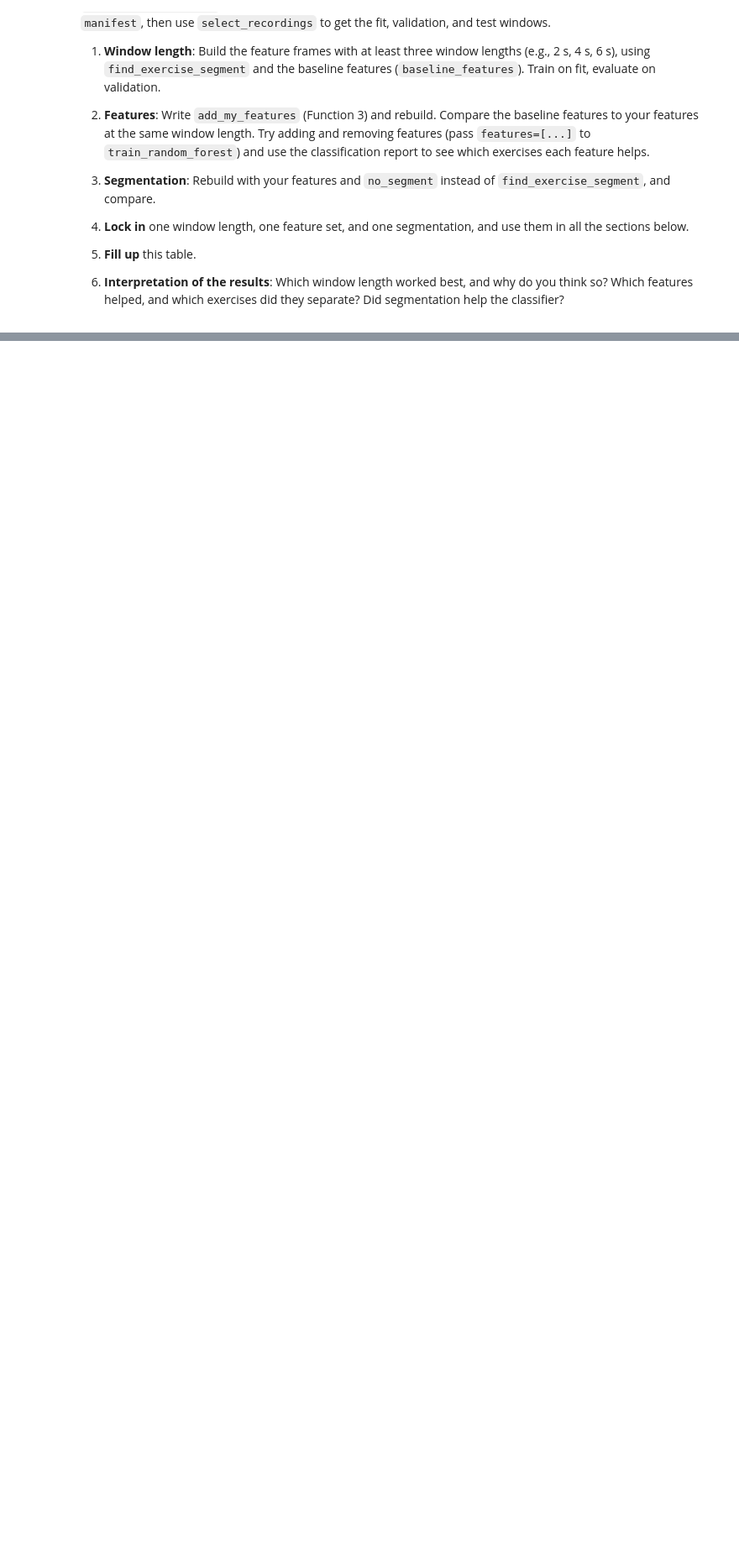
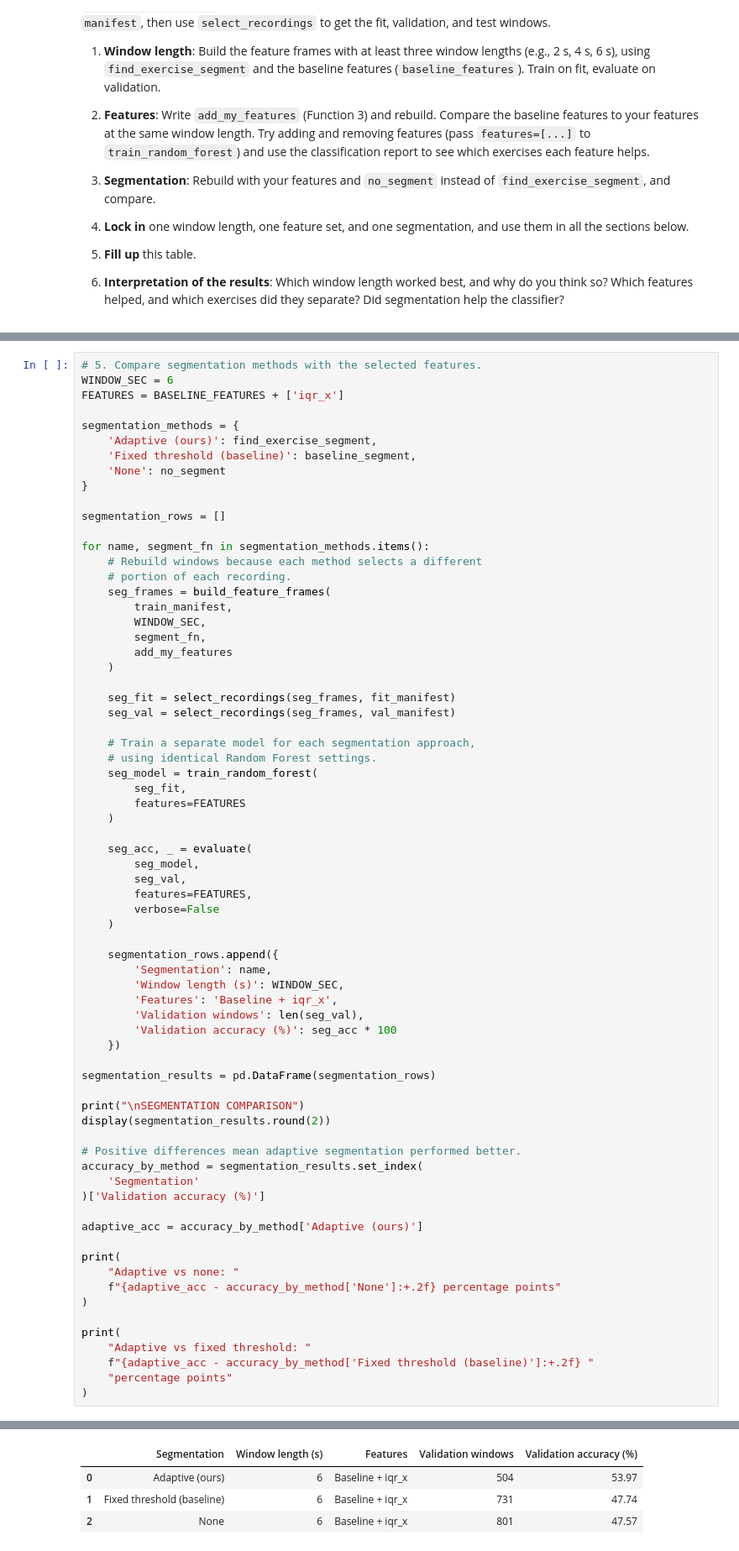
Before and after one commit to ajiang05/CS328A3, a Jupyter notebook: A3_exercise_recognition.ipynb, the cells around one changed output, grey strips where cells are left out. Shown at 84% size. Drawn from its saved outputs; the diff is of its cells as text; blank space fills up the shorter version.

```diff
--- a/A3_exercise_recognition.ipynb
+++ b/A3_exercise_recognition.ipynb
@@ -543,0 +864,71 @@ Before comparing models, choose the window length and the feature set (explorati
+# %%
+# 5. Compare segmentation methods with the selected features.
+WINDOW_SEC = 6
+FEATURES = BASELINE_FEATURES + ['iqr_x']
+
+segmentation_methods = {
+    'Adaptive (ours)': find_exercise_segment,
+    'Fixed threshold (baseline)': baseline_segment,
+    'None': no_segment
+}
+
+segmentation_rows = []
+
+for name, segment_fn in segmentation_methods.items():
+    # Rebuild windows because each method selects a different
+    # portion of each recording.
+    seg_frames = build_feature_frames(
+        train_manifest,
+        WINDOW_SEC,
+        segment_fn,
+        add_my_features
+    )
+
+    seg_fit = select_recordings(seg_frames, fit_manifest)
+    seg_val = select_recordings(seg_frames, val_manifest)
+
+    # Train a separate model for each segmentation approach,
+    # using identical Random Forest settings.
+    seg_model = train_random_forest(
+        seg_fit,
+        features=FEATURES
+    )
+
+    seg_acc, _ = evaluate(
+        seg_model,
+        seg_val,
+        features=FEATURES,
+        verbose=False
+    )
+
+    segmentation_rows.append({
+        'Segmentation': name,
+        'Window length (s)': WINDOW_SEC,
+        'Features': 'Baseline + iqr_x',
+        'Validation windows': len(seg_val),
+        'Validation accuracy (%)': seg_acc * 100
+    })
+
+segmentation_results = pd.DataFrame(segmentation_rows)
+
+print("\nSEGMENTATION COMPARISON")
+display(segmentation_results.round(2))
+
+# Positive differences mean adaptive segmentation performed better.
+accuracy_by_method = segmentation_results.set_index(
+    'Segmentation'
+)['Validation accuracy (%)']
+
+adaptive_acc = accuracy_by_method['Adaptive (ours)']
+
+print(
+    "Adaptive vs none: "
+    f"{adaptive_acc - accuracy_by_method['None']:+.2f} percentage points"
+)
+
+print(
+    "Adaptive vs fixed threshold: "
+    f"{adaptive_acc - accuracy_by_method['Fixed threshold (baseline)']:+.2f} "
+    "percentage points"
+)
+# %% [output]
@@ -543,0 +936,4 @@ Before comparing models, choose the window length and the feature set (explorati
+|  | Segmentation | Window length (s) | Features | Validation windows | Validation accuracy (%) |
+| 0 | Adaptive (ours) | 6 | Baseline + iqr_x | 504 | 53.97 |
+| 1 | Fixed threshold (baseline) | 6 | Baseline + iqr_x | 731 | 47.74 |
+| 2 | None | 6 | Baseline + iqr_x | 801 | 47.57 |
```
Also changed, not shown: parts of 9 cells of this notebook.
